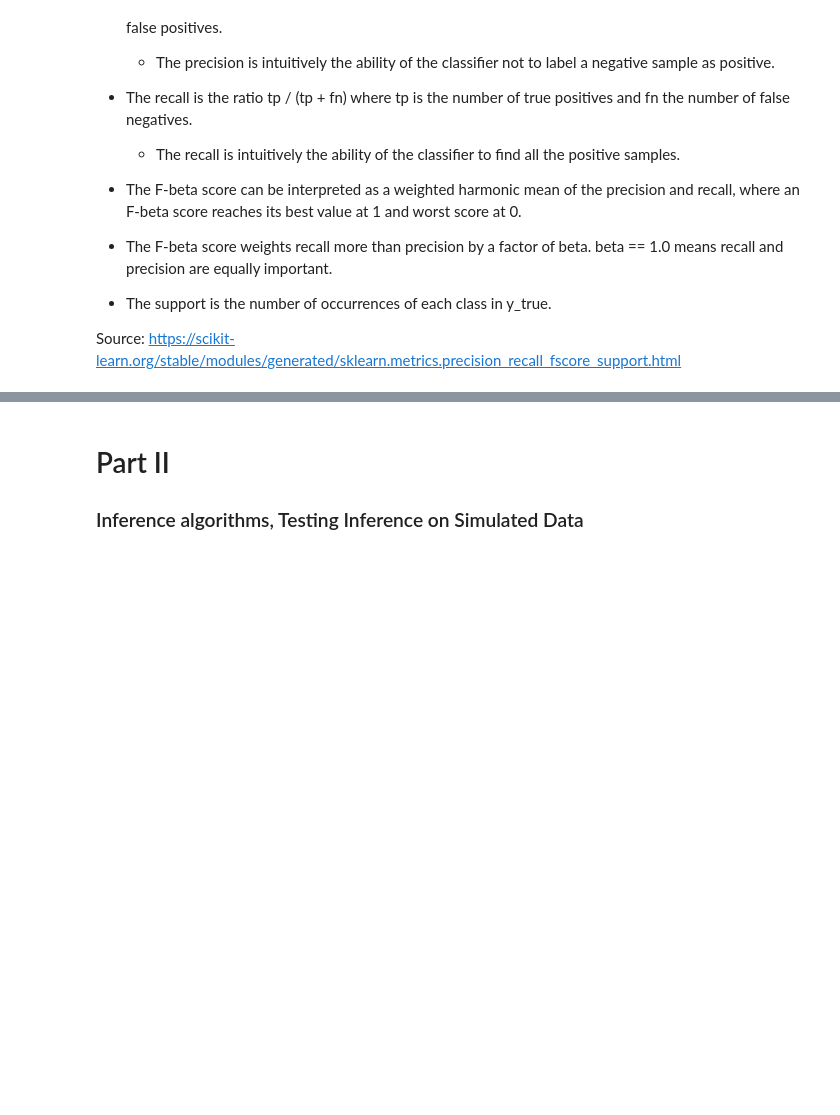
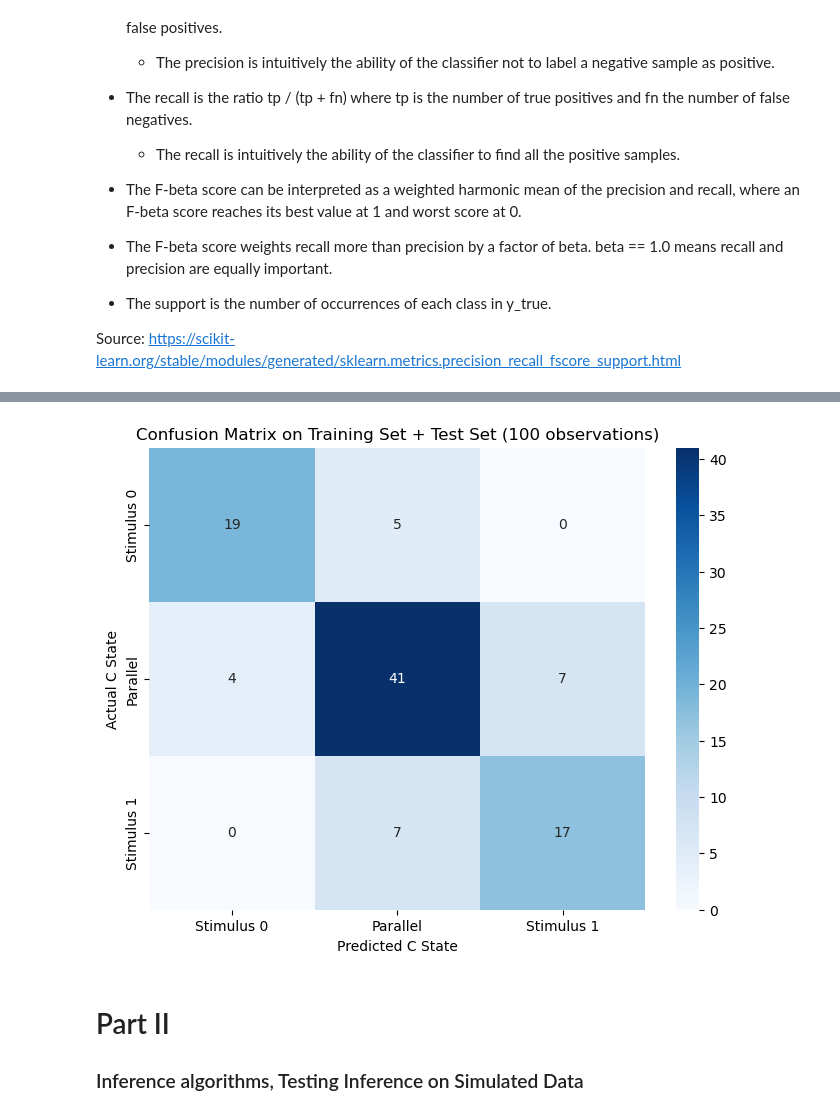
Before and after one commit to JulianBarraganG/modcom, a Jupyter notebook: forward_simulation.ipynb, the cells around one changed output, grey strips where cells are left out. Drawn from its saved outputs; the diff is of its cells as text; code cells hidden in the pictures; blank space fills up the shorter version.

```diff
--- a/forward_simulation.ipynb
+++ b/forward_simulation.ipynb
@@ -147,11 +238,21 @@ print(report)
+# %%
+# Creating  a confusion matrix,which compares the C and C_pred
+C_pred_all = np.array([i.argmax() for i in LogReg.predict_proba(X)])
+cm = confusion_matrix(C_swap, C_pred_all)
+# %%
+cm_df = pd.DataFrame(cm,
+                     index = ['Stimulus 0','Parallel','Stimulus 1'],
+                     columns = ['Stimulus 0','Parallel','Stimulus 1'])
 # %%
 #Plotting the confusion matrix
 plt.figure(figsize=(8,6))
 sns.heatmap(cm_df, annot=True, cmap="Blues")
-plt.title('Confusion Matrix')
-plt.ylabel('Actal C State')
+plt.title('Confusion Matrix on Training Set + Test Set (100 observations)')
+plt.ylabel('Actual C State')
 plt.xlabel('Predicted C State')
 plt.show()
+# %% [output]
+[figure, added]
 # %% [markdown]
 # Part II
 ### Inference algorithms, Testing Inference on Simulated Data
```
Also changed, not shown: parts of 12 cells of this notebook.
